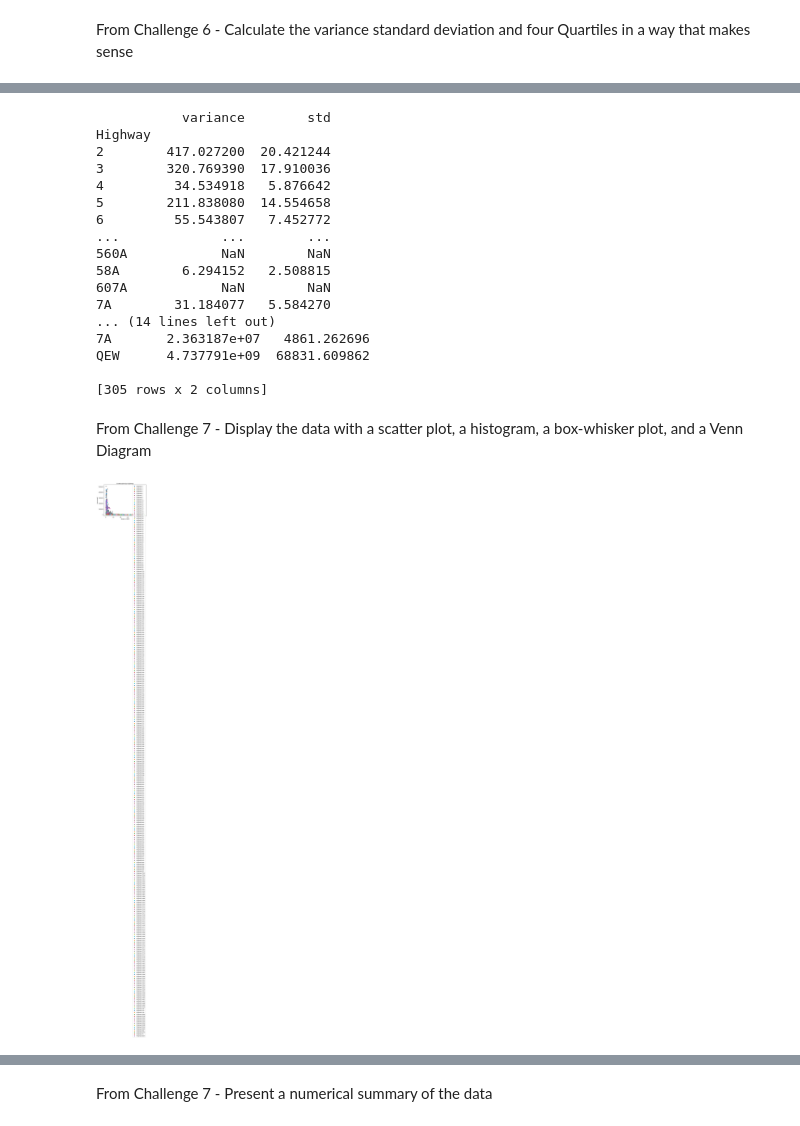
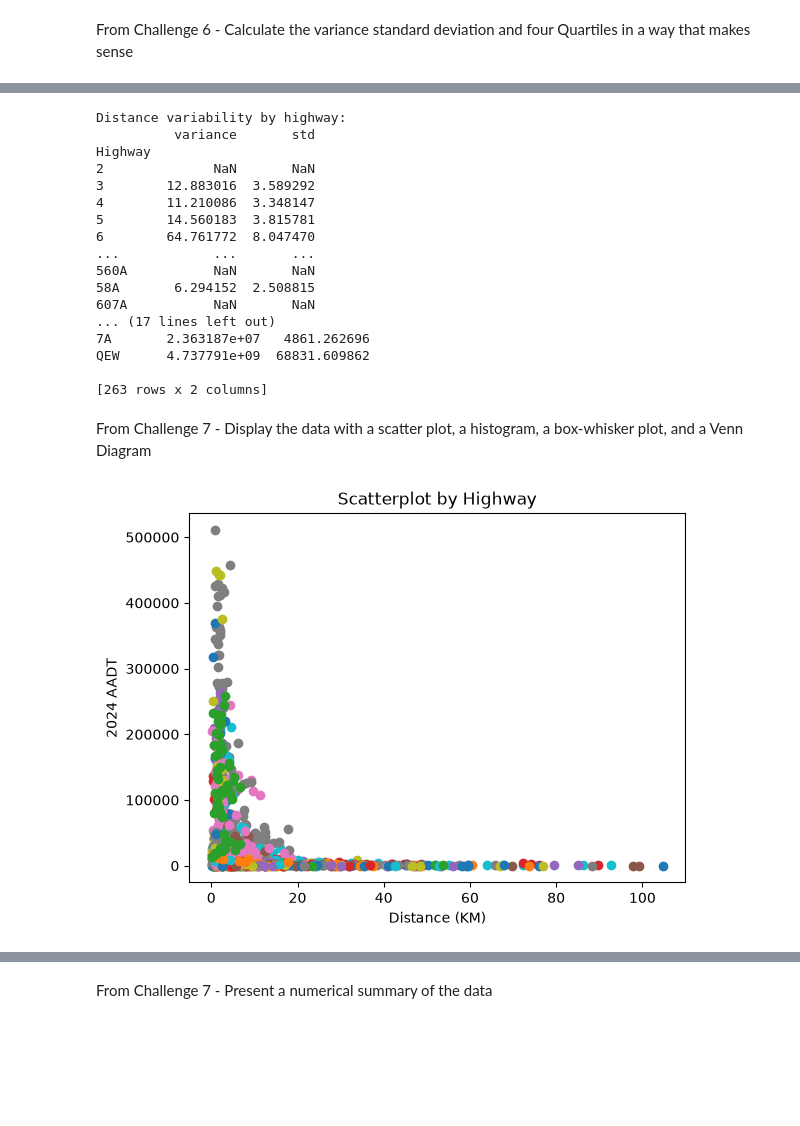
Before and after one commit to JohnBuni/Data-Analysis-Project-Group4, a Jupyter notebook: group4presentation.ipynb, the cells around one changed output, grey strips where cells are left out. Drawn from its saved outputs; the diff is of its cells as text; code cells hidden in the pictures; blank space fills up the shorter version.

```diff
--- a/group4presentation.ipynb
+++ b/group4presentation.ipynb
@@ -26,10 +26,10 @@ import matplotlib.pyplot as plt
 import numpy as np
 from matplotlib_venn import venn2
 
-data = pd.read_excel('Provincial Highways Traffic Volumes 2024 AADT Only.xlsx')
+data = pd.read_excel('data/Provincial Highways Traffic Volumes 2024 AADT Only.xlsx')
 # %% [markdown]
 d. Uses at least one markup cell to describe how it needs to undergo cleansing before it can be used during a Data Analysis experiment. Use the information in slides 22 and 23 in the Unit 1 class notes as a guide.
 
 There are a few empty rows that have been used as separators between highways. We can use dataframe's .dropna() to remove these empty rows.
 # %%
-data.dropna()
+data = data.dropna(subset=["Distance (KM)", "2024 AADT"]).copy()
@@ -116,4 +155,7 @@ Name: 2024 AADT, dtype: float64
 # %%
+# Calculate variance and standard deviation separately for each highway.
+# This provides an additional view of how distance and traffic volume
+# vary between different highway groups.
 
 distancestats = data.groupby("Highway")["Distance (KM)"].agg(
     variance="var",
@@ -125,44 +167,49 @@ aadtstats = data.groupby("Highway")["2024 AADT"].agg(
     std="std"
 )
 
+# Display the variability results for each highway.
+print("Distance variability by highway:")
 print(distancestats)
+
+print("\nAADT variability by highway:")
 print(aadtstats)
 # %% [output]
-           variance        std
+Distance variability by highway:
+          variance       std
 Highway
-2        417.027200  20.421244
-3        320.769390  17.910036
-4         34.534918   5.876642
-5        211.838080  14.554658
-6         55.543807   7.452772
-...             ...        ...
-560A            NaN        NaN
-58A        6.294152   2.508815
-607A            NaN        NaN
-7A        31.184077   5.584270
-... (14 lines left out)
+2              NaN       NaN
+3        12.883016  3.589292
+4        11.210086  3.348147
+5        14.560183  3.815781
+6        64.761772  8.047470
+...            ...       ...
+560A           NaN       NaN
+58A       6.294152  2.508815
+607A           NaN       NaN
+... (17 lines left out)
 7A       2.363187e+07   4861.262696
 QEW      4.737791e+09  68831.609862
 
-[305 rows x 2 columns]
+[263 rows x 2 columns]
 # %% [markdown]
 From Challenge 7 - Display the data with a scatter plot, a histogram, a box-whisker plot, and a Venn Diagram
 # %%
+for group, group_data in data.groupby("Highway"):
 
-for group, data in data.groupby("Highway"):
     plt.scatter(
-        data["Distance (KM)"],          # x-axis column
-        data["2024 AADT"],     # y-axis column
+        group_data["Distance (KM)"],
+        group_data["2024 AADT"],
         label=f"Highway {group}"
     )
 
 plt.xlabel("Distance (KM)")
 plt.ylabel("2024 AADT")
 plt.title("Scatterplot by Highway")
-plt.legend()
+
+# Legend omitted because there are many highway groups
 plt.show()
 # %% [output]
-[figure, old version]
+[figure, new version]
 # %%
 plt.hist(data["Distance (KM)"].dropna(), bins=10, edgecolor="black")
 plt.xlabel("Distance (KM)")
```
Also changed, not shown: parts of 10 cells of this notebook, 2 other files.
